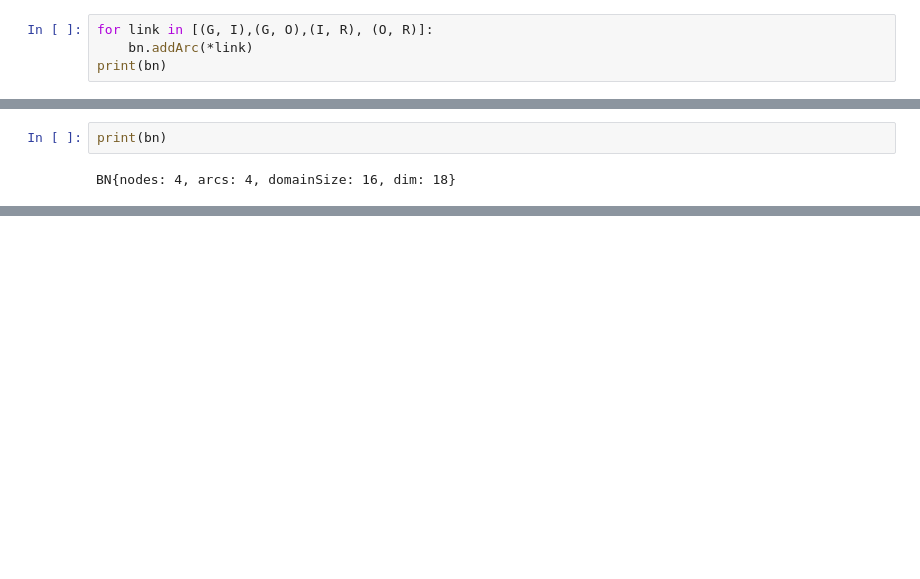
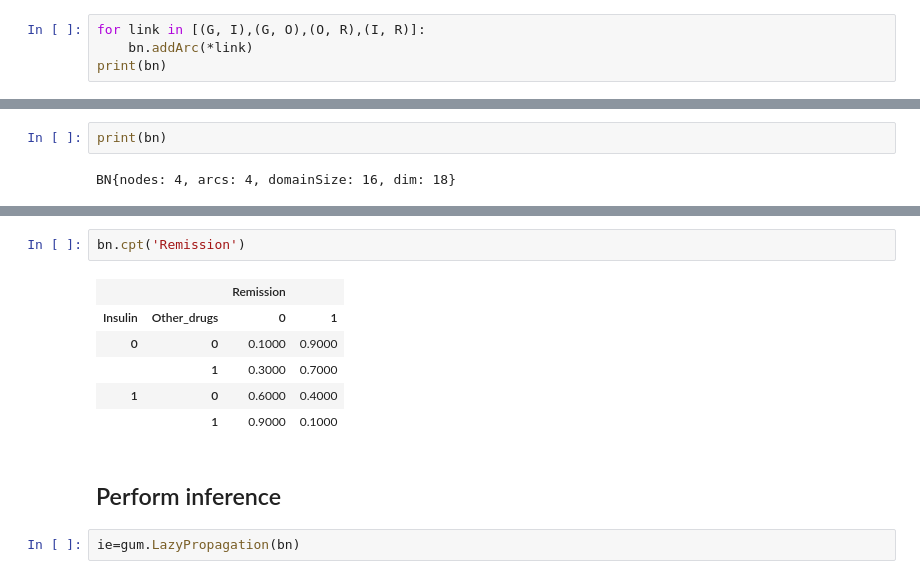
Before and after one commit to YunfeiZHAO/m2a_sorbonne, a Jupyter notebook: TP/medicine/TP07/TP07 Yunfei ZHAO.ipynb, the cells around one changed output, grey strips where cells are left out. Cells and saved outputs as stored; diff of their text form; blank space fills up the shorter version.

```diff
--- a/TP/medicine/TP07/TP07 Yunfei ZHAO.ipynb
+++ b/TP/medicine/TP07/TP07 Yunfei ZHAO.ipynb
@@ -24,7 +26,7 @@ print(bn)
 # %% [output]
 BN{nodes: 4, arcs: 0, domainSize: 16, dim: 8}
 # %%
-for link in [(G, I),(G, O),(I, R), (O, R)]:
+for link in [(G, I),(G, O),(O, R),(I, R)]:
     bn.addArc(*link)
 print(bn)
 # %% [output]
@@ -39,0 +72,13 @@ BN{nodes: 4, arcs: 4, domainSize: 16, dim: 18}
+# %%
+bn.cpt('Remission')
+# %% [output]
+|  |  | Remission |  |
+| Insulin | Other_drugs | 0 | 1 |
+| 0 | 0 | 0.1000 | 0.9000 |
+|  | 1 | 0.3000 | 0.7000 |
+| 1 | 0 | 0.6000 | 0.4000 |
+|  | 1 | 0.9000 | 0.1000 |
+# %% [markdown]
+## Perform inference
+# %%
+ie=gum.LazyPropagation(bn)
```
Also changed, not shown: parts of 14 cells of this notebook.
